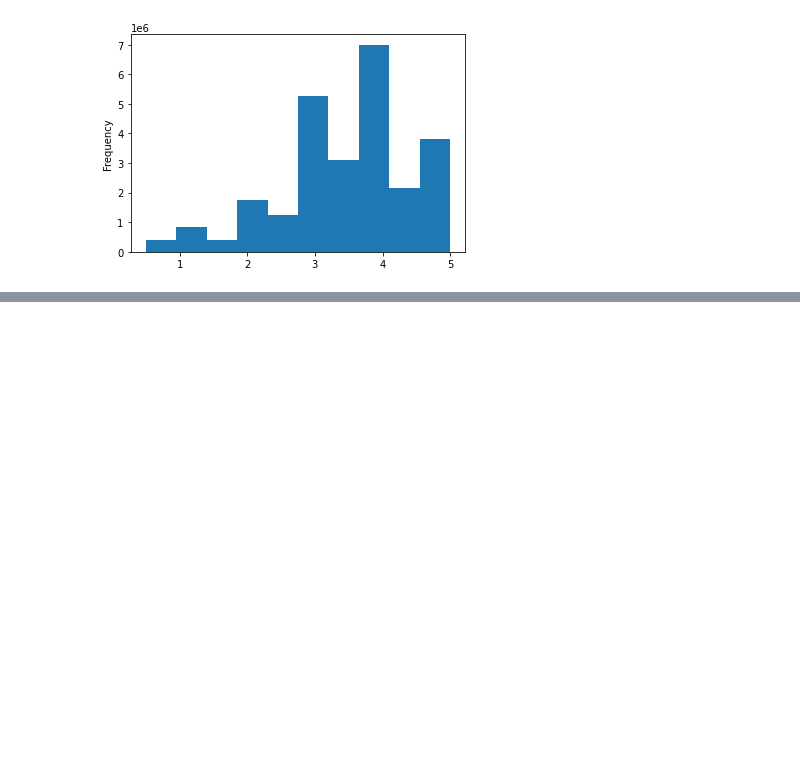
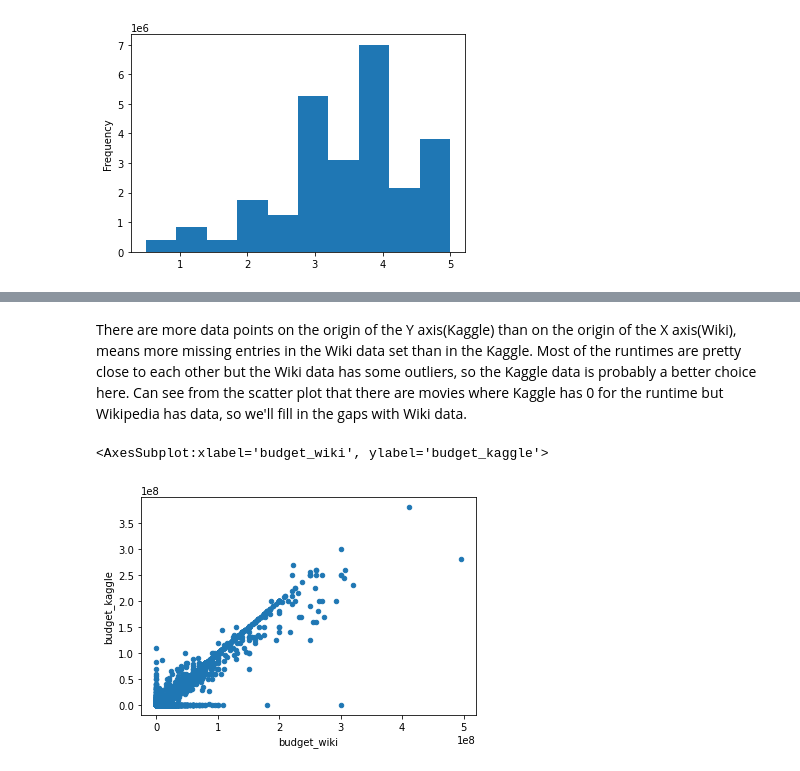
Before and after one commit to NadzeyaAudzeichuk/movies-ETL, a Jupyter notebook: Wiki_movies.ipynb, the cells around one changed output, grey strips where cells are left out. Saved outputs shown, nothing was run; the diff lists cells and outputs as text; code cells hidden in the pictures; blank space fills up the shorter version.

```diff
--- a/Wiki_movies.ipynb
+++ b/Wiki_movies.ipynb
@@ -839,0 +893,7 @@ Name: rating, dtype: float64
+# %% [markdown]
+There are more data points on the origin of the Y axis(Kaggle) than on the origin of the X axis(Wiki), means more missing entries in the Wiki data set than in the Kaggle. Most of the runtimes are pretty close to each other but the Wiki data has some outliers, so the Kaggle data is probably a better choice here. Can see from the scatter plot that there are movies where Kaggle has 0 for the runtime but Wikipedia has data, so we'll fill in the gaps with Wiki data.
+# %%
+movies_df.fillna(0).plot(x='budget_wiki',y='budget_kaggle', kind='scatter')
+# %% [output]
+<AxesSubplot:xlabel='budget_wiki', ylabel='budget_kaggle'>
+[figure, added]
```
Also changed, not shown: parts of 30 cells of this notebook.
